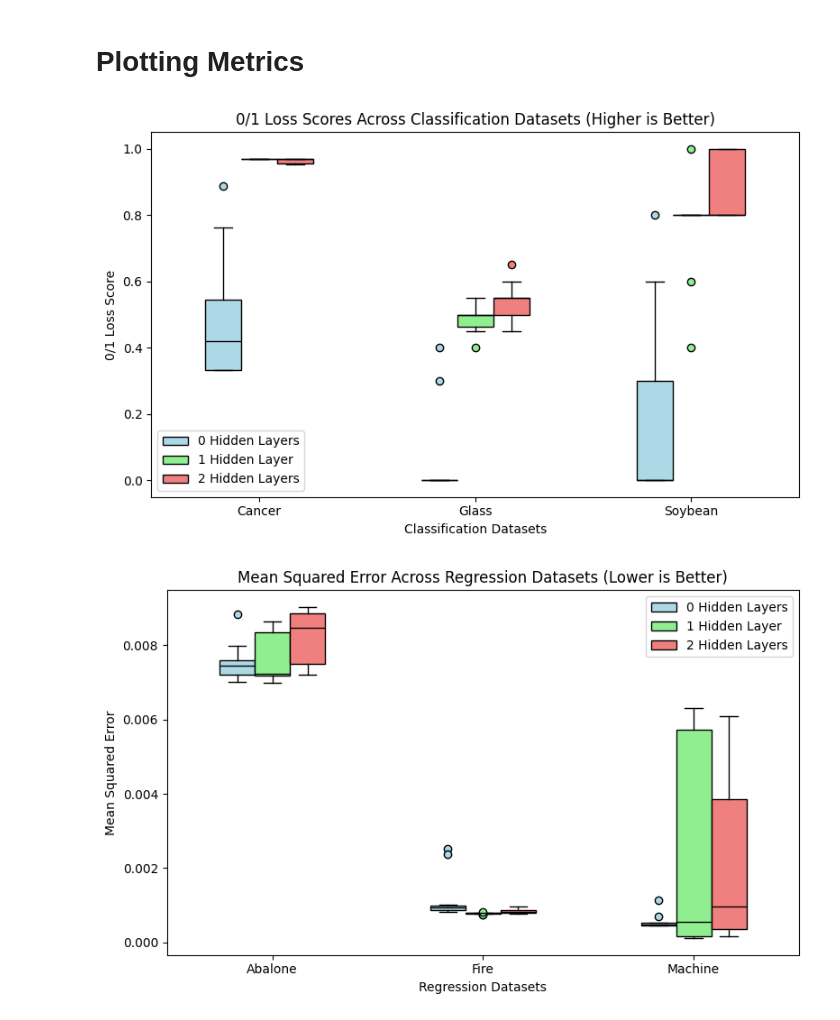
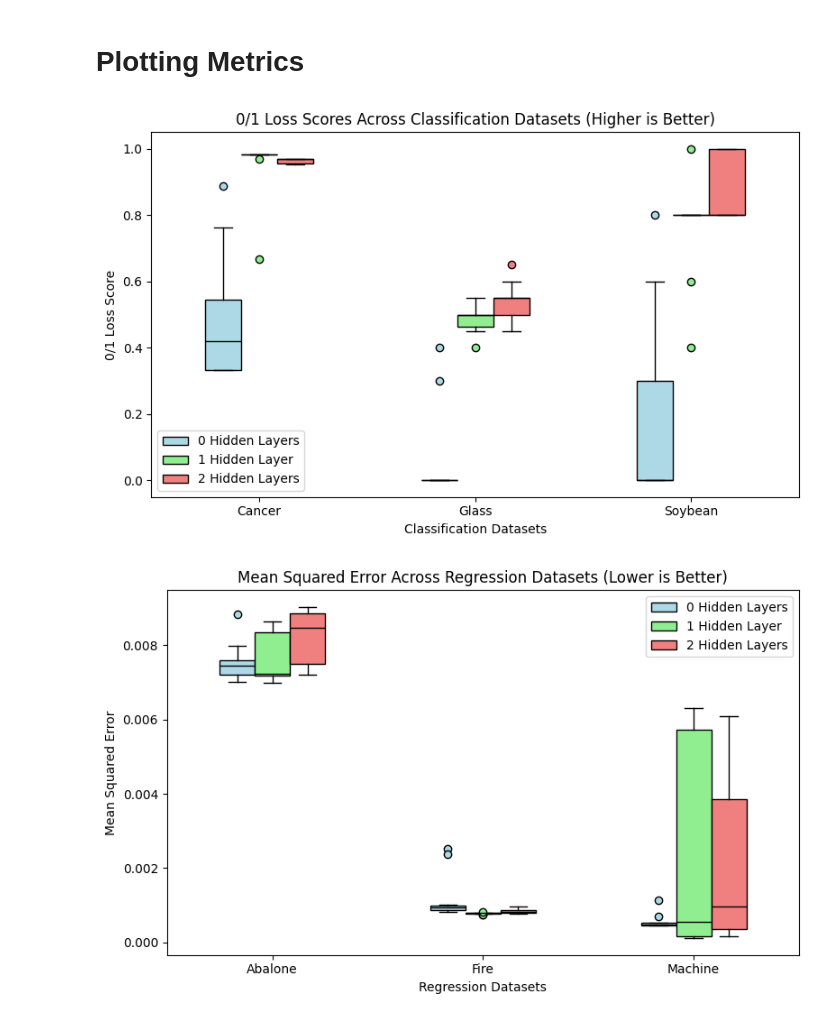
Before and after one commit to Carlos-A-Rivas/CSCI_447, a Jupyter notebook: Project_3/Code/neural_network.ipynb, the cells around one changed output. Drawn from its saved outputs; the diff is of its cells as text; code cells hidden in the pictures.

Commit message:
Updated Results

```diff
--- a/Project_3/Code/neural_network.ipynb
+++ b/Project_3/Code/neural_network.ipynb
@@ -279,7 +279,7 @@ def process_all(user: str, shuffle_split: bool):
     # soybean processing
     soybean_data.oh_encode()
     soybean_data.normalize("classification")
-    #soybean_data.shuffle()
+    soybean_data.shuffle()
     soybean_data.sort('classification')
     soybean_data.split()
     soybean_data.fold()
@@ -910,26 +910,27 @@ def load_arrays_from_csv(filename):
 # %% [markdown]
 # Plotting Metrics
 # %%
-classification_arrays = [cancer_0_score,cancer_1_score,cancer_2_score,
-                         glass_0_score,glass_1_score,glass_2_score,
-                         soybean_0_score,soybean_1_score,soybean_2_score]
-regression_arrays = [abalone_0_score,abalone_1_score,abalone_2_score,
-                     fire_0_score,fire_1_score,fire_2_score,
-                     machine_0_score,machine_1_score,machine_2_score]
-arrays_to_save = []
-arrays_to_save.extend(classification_arrays)
-arrays_to_save.extend(regression_arrays)
+#classification_arrays = [cancer_0_score,cancer_1_score,cancer_2_score,
+#                         glass_0_score,glass_1_score,glass_2_score,
+#                         soybean_0_score,soybean_1_score,soybean_2_score]
+#regression_arrays = [abalone_0_score,abalone_1_score,abalone_2_score,
+#                     fire_0_score,fire_1_score,fire_2_score,
+#                     machine_0_score,machine_1_score,machine_2_score]
+#arrays_to_save = []
+#arrays_to_save.extend(classification_arrays)
+#arrays_to_save.extend(regression_arrays)
 #print(arrays_to_save)
-save_arrays_to_csv(arrays_to_save, 'results.csv')
+#save_arrays_to_csv(arrays_to_save, 'results.csv')
 loaded_arrays = load_arrays_from_csv('results.csv')
+loaded_arrays[1] = cancer_1_score
 classification_arrays = loaded_arrays[:9]
 regression_arrays = loaded_arrays[9:]
 #loaded_arrays = classification_arrays
 #loaded_arrays.extend(regression_arrays)
 classification_dataset_names = ['Cancer', 'Glass', 'Soybean']
 regression_dataset_names = ['Abalone', 'Fire', 'Machine']
 
 make_plots_2(loaded_arrays, classification_dataset_names, regression_dataset_names, (8, 5), 0, '/home/carlthedog3/CSCI_447/Project_3/Code/Figures/')
 # %% [output]
-[figure, old version]
+[figure, new version]
 [figure]
```
Also changed, not shown: parts of 1 cell of this notebook, 13 other files.
